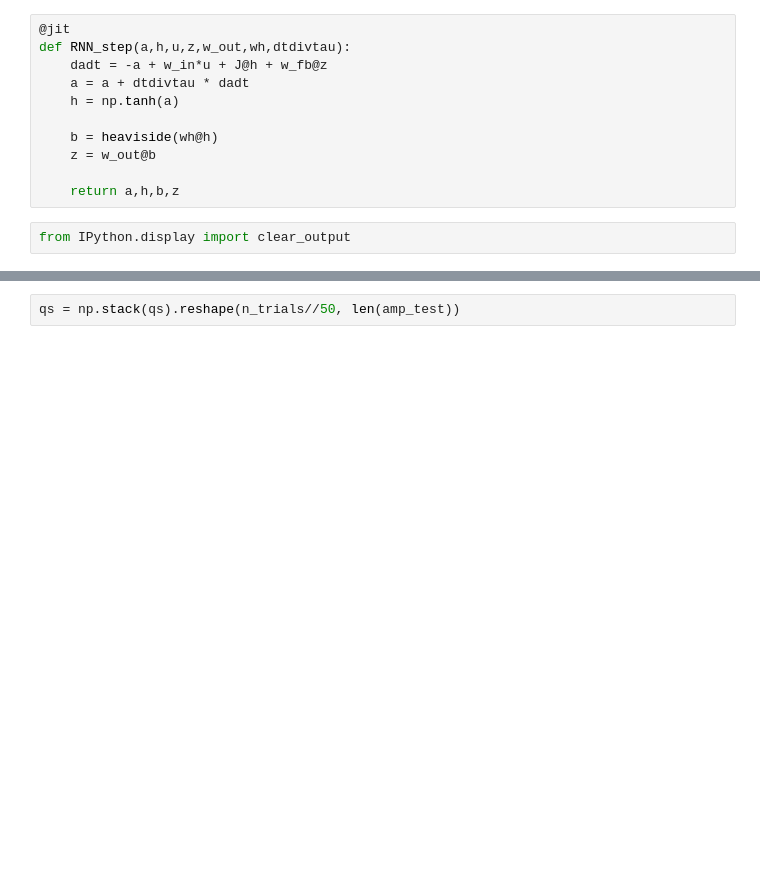
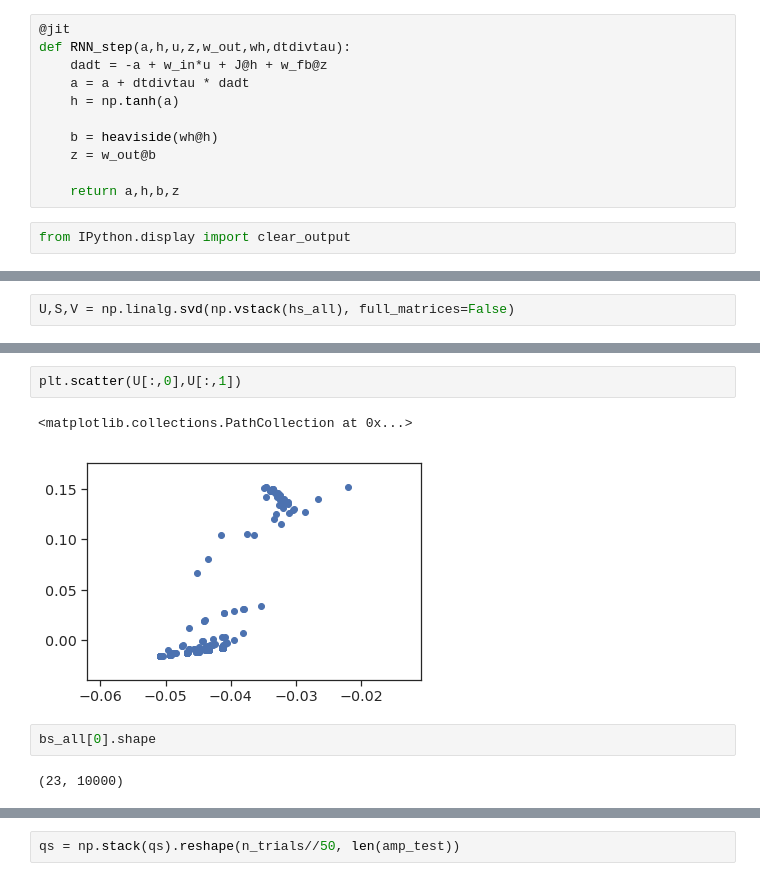
Before and after one commit to bsorsch-zz/expander_RNN, a Jupyter notebook: Recurrent expander.ipynb, the cells around one changed output, grey strips where cells are left out. Saved outputs shown, nothing was run; the diff lists cells and outputs as text; blank space fills up the shorter version.

```diff
--- a/Recurrent expander.ipynb
+++ b/Recurrent expander.ipynb
@@ -558,0 +601,2 @@ for trial in tqdm(range(n_trials)):
+# %%
+U,S,V = np.linalg.svd(np.vstack(hs_all), full_matrices=False)
@@ -558,0 +607,9 @@ for trial in tqdm(range(n_trials)):
+# %%
+plt.scatter(U[:,0],U[:,1])
+# %% [output]
+<matplotlib.collections.PathCollection at 0x...>
+[figure, added]
+# %%
+bs_all[0].shape
+# %% [output]
+(23, 10000)
```
Also changed, not shown: parts of 50 cells of this notebook.
